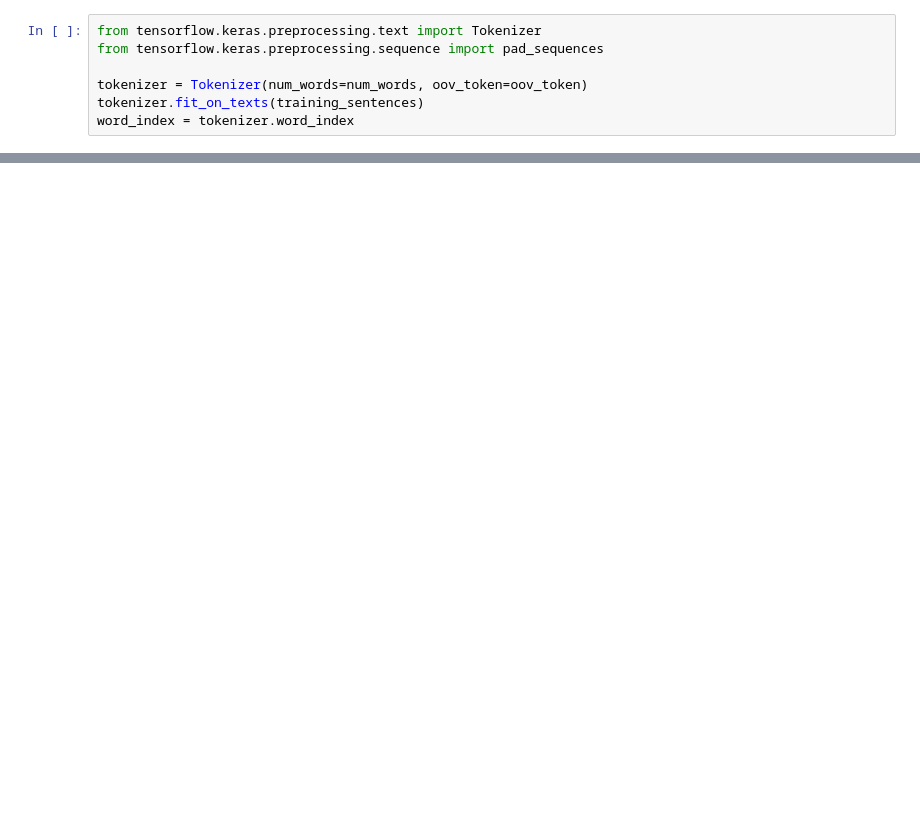
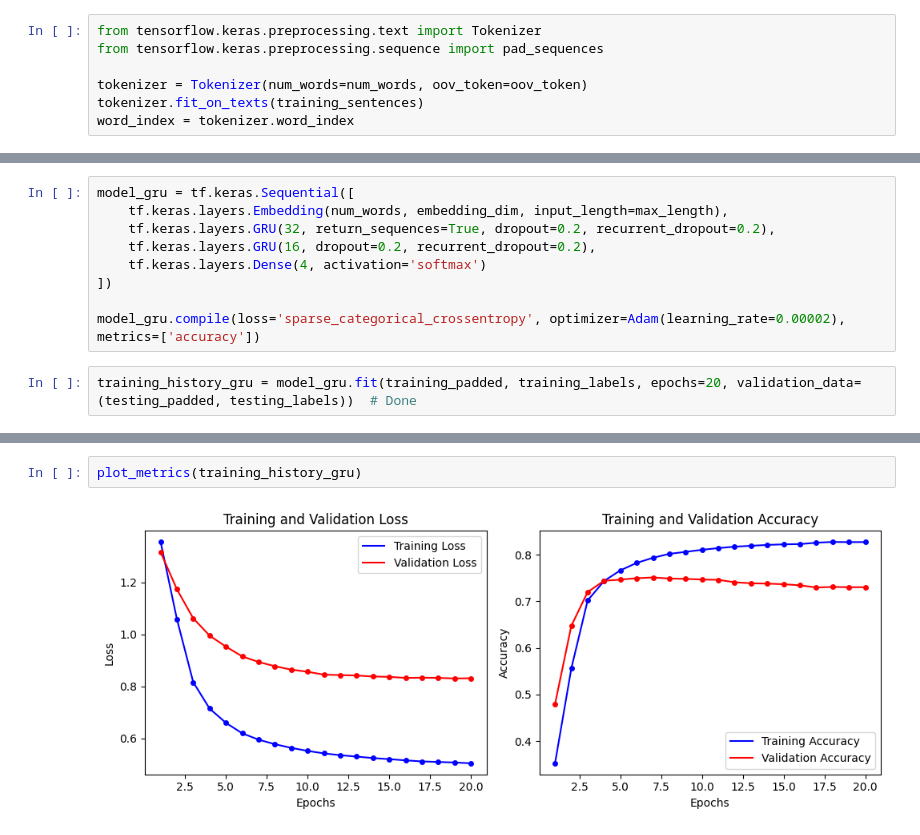
Before and after one commit to Norbert-Podgorski/ML-Exploration-Projects, a Jupyter notebook: NLP - Recursive_Architectures_Comparison/Recursive_Architectures_Comparison.ipynb, the cells around one changed output, grey strips where cells are left out. Saved outputs shown, nothing was run; the diff lists cells and outputs as text; blank space fills up the shorter version.

```diff
--- a/NLP - Recursive_Architectures_Comparison/Recursive_Architectures_Comparison.ipynb
+++ b/NLP - Recursive_Architectures_Comparison/Recursive_Architectures_Comparison.ipynb
@@ -74,0 +162,11 @@ This was an absolutely terrible movie. Don't be lured in by Christopher Walken o
+# %%
+model_gru = tf.keras.Sequential([
+    tf.keras.layers.Embedding(num_words, embedding_dim, input_length=max_length),
+    tf.keras.layers.GRU(32, return_sequences=True, dropout=0.2, recurrent_dropout=0.2),
+    tf.keras.layers.GRU(16, dropout=0.2, recurrent_dropout=0.2),
+    tf.keras.layers.Dense(4, activation='softmax')
+])
+
+model_gru.compile(loss='sparse_categorical_crossentropy', optimizer=Adam(learning_rate=0.00002), metrics=['accuracy'])
+# %%
+training_history_gru = model_gru.fit(training_padded, training_labels, epochs=20, validation_data=(testing_padded, testing_labels))  # Done
@@ -74,0 +191,4 @@ This was an absolutely terrible movie. Don't be lured in by Christopher Walken o
+# %%
+plot_metrics(training_history_gru)
+# %% [output]
+[figure, added]
```
Also changed, not shown: parts of 26 cells of this notebook.
